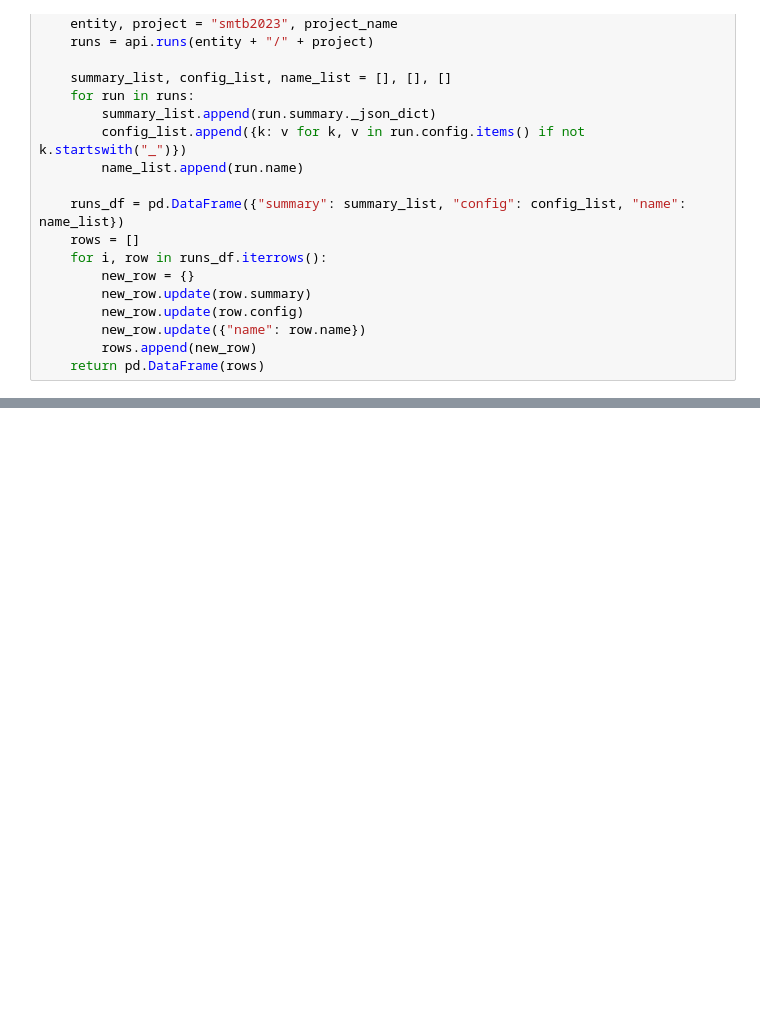
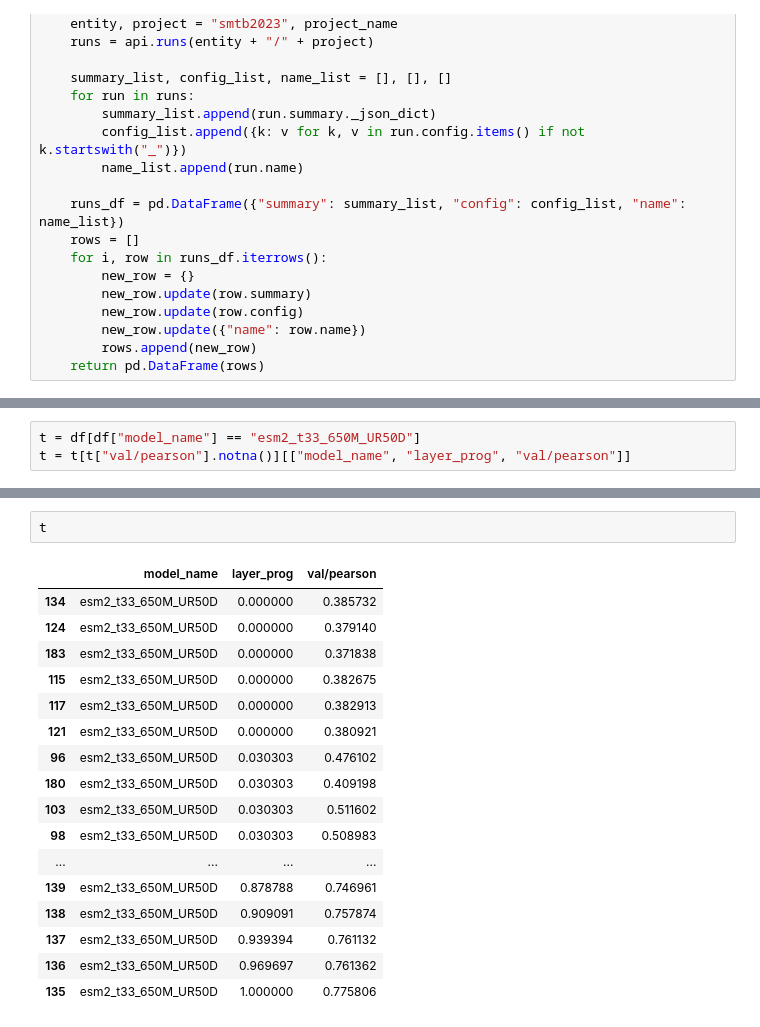
Before and after one commit to kalininalab/SMTB_2023, a Jupyter notebook: plot_training_figs.ipynb, the cells around one changed output, grey strips where cells are left out. Drawn from its saved outputs; the diff is of its cells as text; blank space fills up the shorter version.

```diff
--- a/plot_training_figs.ipynb
+++ b/plot_training_figs.ipynb
@@ -35,0 +33,3 @@ px.line(df, x="layer_prog", y="test/pearson", color="model_name")
+# %%
+t = df[df["model_name"] == "esm2_t33_650M_UR50D"]
+t = t[t["val/pearson"].notna()][["model_name", "layer_prog", "val/pearson"]]
@@ -35,0 +74,20 @@ px.line(df, x="layer_prog", y="test/pearson", color="model_name")
+# %%
+t
+# %% [output]
+|  | model_name | layer_prog | val/pearson |
+| 134 | esm2_t33_650M_UR50D | 0.000000 | 0.385732 |
+| 124 | esm2_t33_650M_UR50D | 0.000000 | 0.379140 |
+| 183 | esm2_t33_650M_UR50D | 0.000000 | 0.371838 |
+| 115 | esm2_t33_650M_UR50D | 0.000000 | 0.382675 |
+| 117 | esm2_t33_650M_UR50D | 0.000000 | 0.382913 |
+| 121 | esm2_t33_650M_UR50D | 0.000000 | 0.380921 |
+| 96 | esm2_t33_650M_UR50D | 0.030303 | 0.476102 |
+| 180 | esm2_t33_650M_UR50D | 0.030303 | 0.409198 |
+| 103 | esm2_t33_650M_UR50D | 0.030303 | 0.511602 |
+| 98 | esm2_t33_650M_UR50D | 0.030303 | 0.508983 |
+| ... | ... | ... | ... |
+| 139 | esm2_t33_650M_UR50D | 0.878788 | 0.746961 |
+| 138 | esm2_t33_650M_UR50D | 0.909091 | 0.757874 |
+| 137 | esm2_t33_650M_UR50D | 0.939394 | 0.761132 |
+| 136 | esm2_t33_650M_UR50D | 0.969697 | 0.761362 |
+| 135 | esm2_t33_650M_UR50D | 1.000000 | 0.775806 |
```
Also changed, not shown: parts of 5 cells of this notebook, 1 other file.
